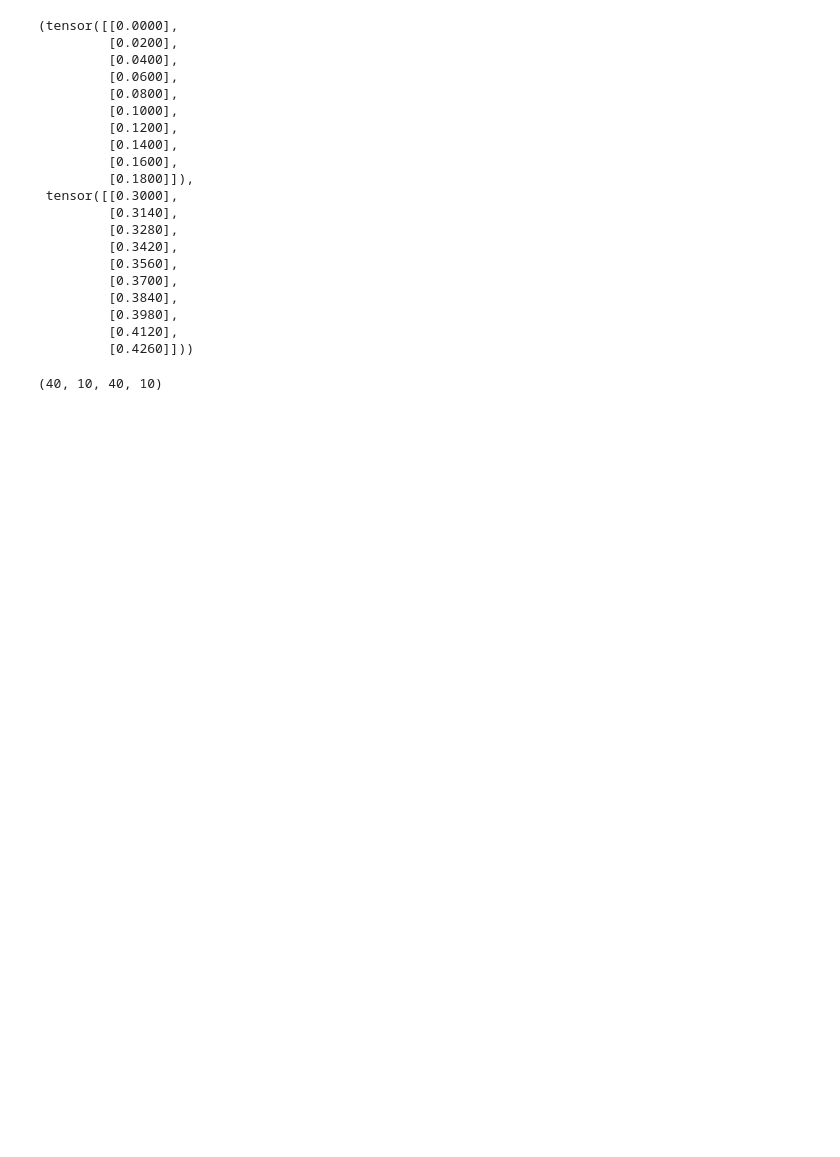
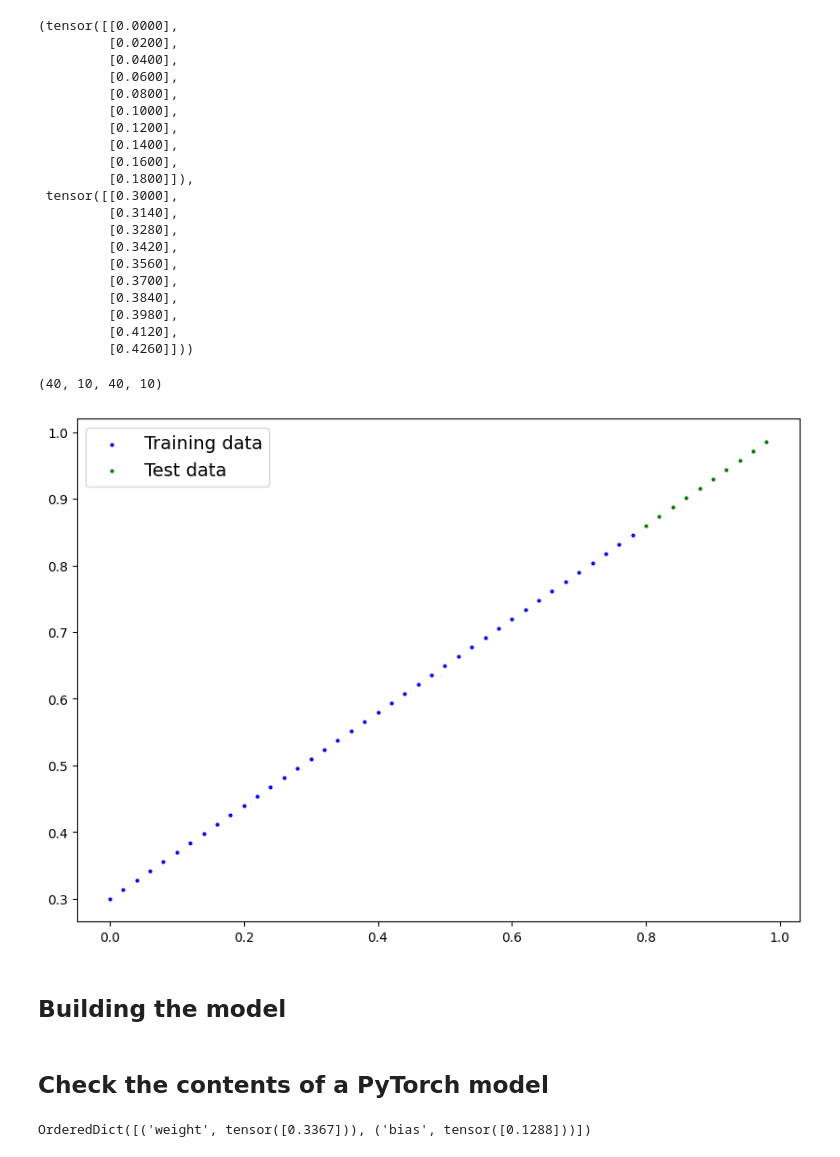
Before and after one commit to achiilles-deyeni/30_days_of_deeplearning, a Jupyter notebook: pytorch_workflow.ipynb, the cells around one changed output. Drawn from its saved outputs; the diff is of its cells as text; code cells hidden in the pictures; blank space fills up the shorter version.

Commit message:
Day 2: PyTorch workflow

```diff
--- a/pytorch_workflow.ipynb
+++ b/pytorch_workflow.ipynb
@@ -46,3 +46,27 @@ X_test, y_test = X[train_split:], y[train_split:]
 len(X_train), len(X_test), len(y_train), len(y_test)
 # %% [output]
 (40, 10, 40, 10)
+# %%
+# Create a function to visualize the values
+def plot_predictions(train_data = X_train,
+                     train_labels = y_train,
+                     test_data = X_test,
+                     test_labels = y_test,
+                     predictions = None):
+    """
+    Creates a scatter plot for the train and test data
+    """
+    plt.figure(figsize=(10,7))
+
+    plt.scatter(train_data, train_labels, c = 'b', s=4, label='Training data')
+    plt.scatter(test_data, test_labels, c = 'g', s=4, label='Test data')
+    if predictions is not None:
+        plt.scatter(test_data, predictions, c='r', s =4, label='Predictions')
+
+    plt.legend(prop={'size': 14})
+
+plot_predictions()
+# %% [output]
+[figure, added]
+# %% [markdown]
+## Building the model
@@ -48,0 +88,15 @@ len(X_train), len(X_test), len(y_train), len(y_test)
+# %% [markdown]
+## Check the contents of a PyTorch model
+# %%
+# Set a seed since nn.Parameter are randomly initialized
+torch.manual_seed(42)
+
+# Create an instance of the model and print out the parameters
+model_0 = LinearRegressionModel()
+
+# Print out the parameters
+list(model_0.parameters())
+# Get the state
+model_0.state_dict()
+# %% [output]
+OrderedDict([('weight', tensor([0.3367])), ('bias', tensor([0.1288]))])
```
Also changed, not shown: parts of 11 cells of this notebook.
